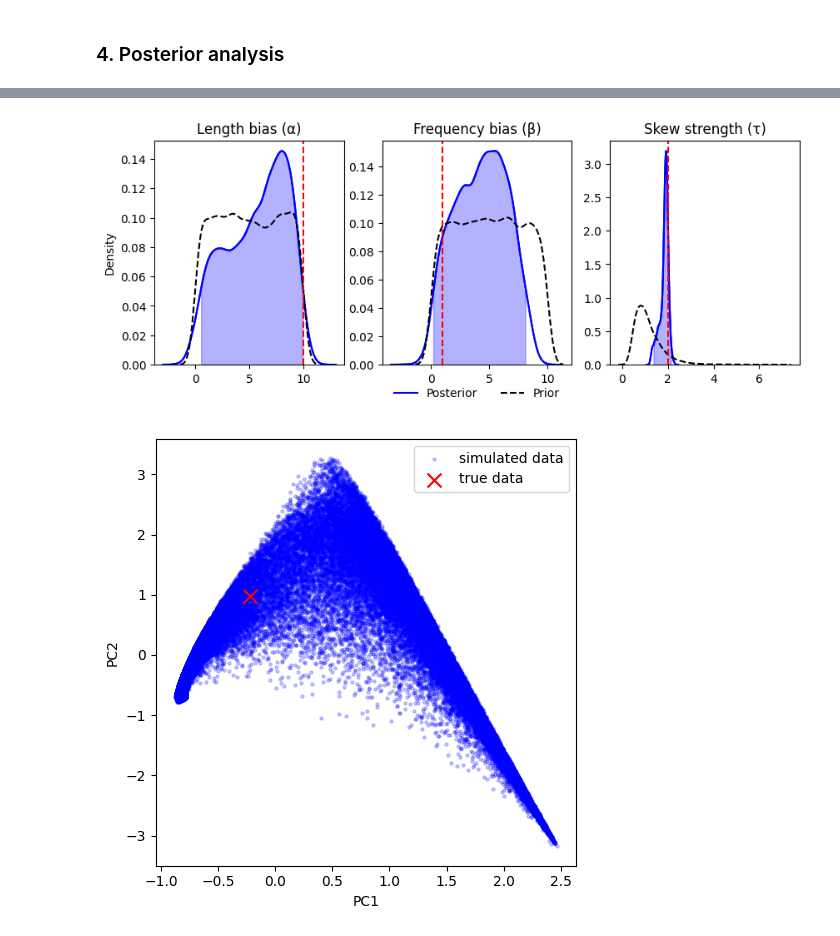
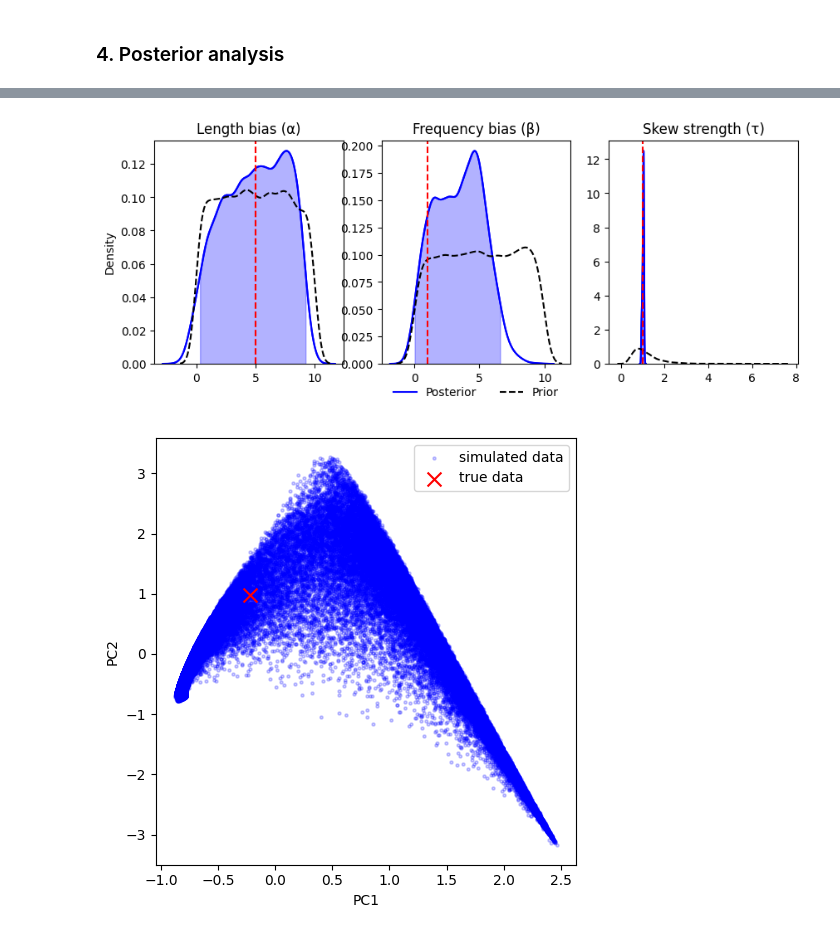
Before and after one commit to alexeykosh/2023-slovotvir-reuse-analysis, a Jupyter notebook: inference_parallel.ipynb, the cells around one changed output, grey strips where cells are left out. Cells and saved outputs as stored; diff of their text form; code cells hidden in the pictures.

```diff
--- a/inference_parallel.ipynb
+++ b/inference_parallel.ipynb
@@ -137,30 +32,3 @@ def plot_posterior(post_samples_, param_names, true_values):
-# %%
-def train_and_amortize(train_data, batch_size, test_data, epochs, num_params, summary_dim, learning_rate, prior_means, prior_stds):
-    # Define summary and inference networks
-    summary_net = DeepSet(summary_dim=summary_dim)
-    inference_net = InvertibleNetwork(num_params=num_params, num_coupling_layers=4)
-    amortizer = AmortizedPosterior(inference_net, summary_net, name="slovotvir_amortizer")
-
-    # Define trainer
-    trainer = Trainer(amortizer=amortizer, configurator=lambda x: configure_input(x, prior_means, prior_stds), memory=True)
-
-    # Define learning rate schedule
-    schedule = tf.keras.optimizers.schedules.CosineDecay(learning_rate,
-                                                         epochs * SimulationDataset(train_data,
-                                                                                    batch_size).num_batches,
-                                                        name = "lr_decay")
-    optimizer = tf.keras.optimizers.legacy.Adam(schedule, global_clipnorm = 1)
-
-    # Run training
-    history = trainer.train_offline(simulations_dict=train_data, epochs=epochs,
-                                    batch_size=batch_size, optimizer=optimizer,
-                                    validation_sims=test_data,
-                                    early_stopping=True, patience=20)
-
-    # Save the trainer
-    trainer._save_trainer("model")
-
-    return history, trainer, amortizer
 # %%
 fake_dist = run_model_parallel([10], [1], [1.3], 1)
 fake_dist_bins = binning(fake_dist[0])
@@ -325,9 +190,9 @@ f = trainer.diagnose_sbc_histograms()
 # %% [markdown]
 ### 4. Posterior analysis
 # %%
-a = 10
+a = 5
 b = 1
-tau = 2
+tau = 1
 # %%
 fake_dist = run_model_parallel([a], [b], [tau], 1)
 # apply binning to each entry in sim_data using map
@@ -357,9 +222,9 @@ print(generate_latex_table(['Length bias (α)', 'Frequency bias (β)', 'Skew str
 \hline
 \end{tabular}
 # %%
-plot_posterior(post_samples_, ['Length bias (α)', 'Frequency bias (β)', 'Skew strength (τ)'], [a, b, tau])
+plot_posterior(post_samples_, ['Length bias (α)', 'Frequency bias (β)', 'Skew strength (τ)'], [a, b, tau], save=None)
 # %% [output]
-[figure, old version]
+[figure, new version]
 # %%
 # Perform PCA
 pca = PCA(n_components=2, whiten=True)
```
Also changed, not shown: parts of 22 cells of this notebook, 1 other file.
